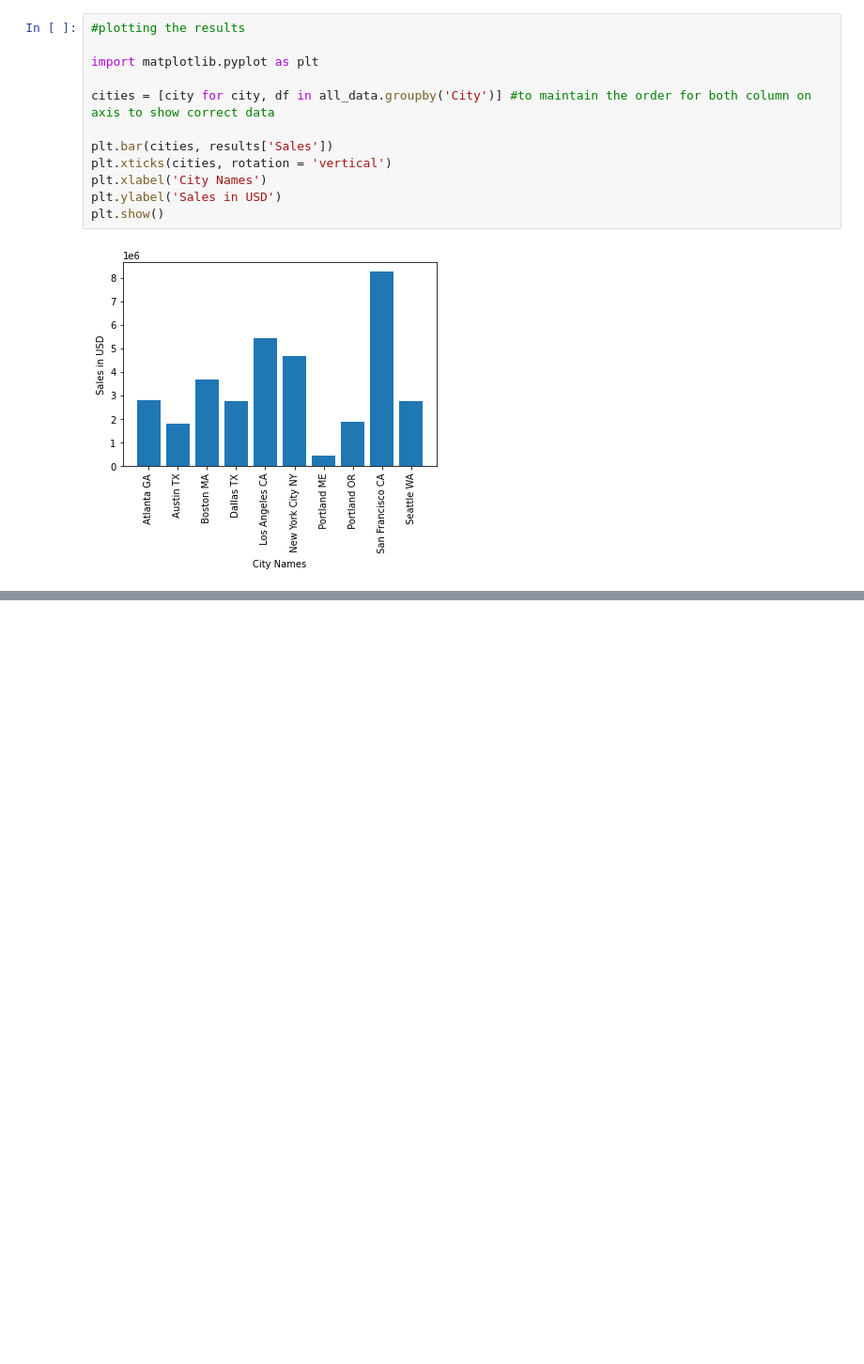
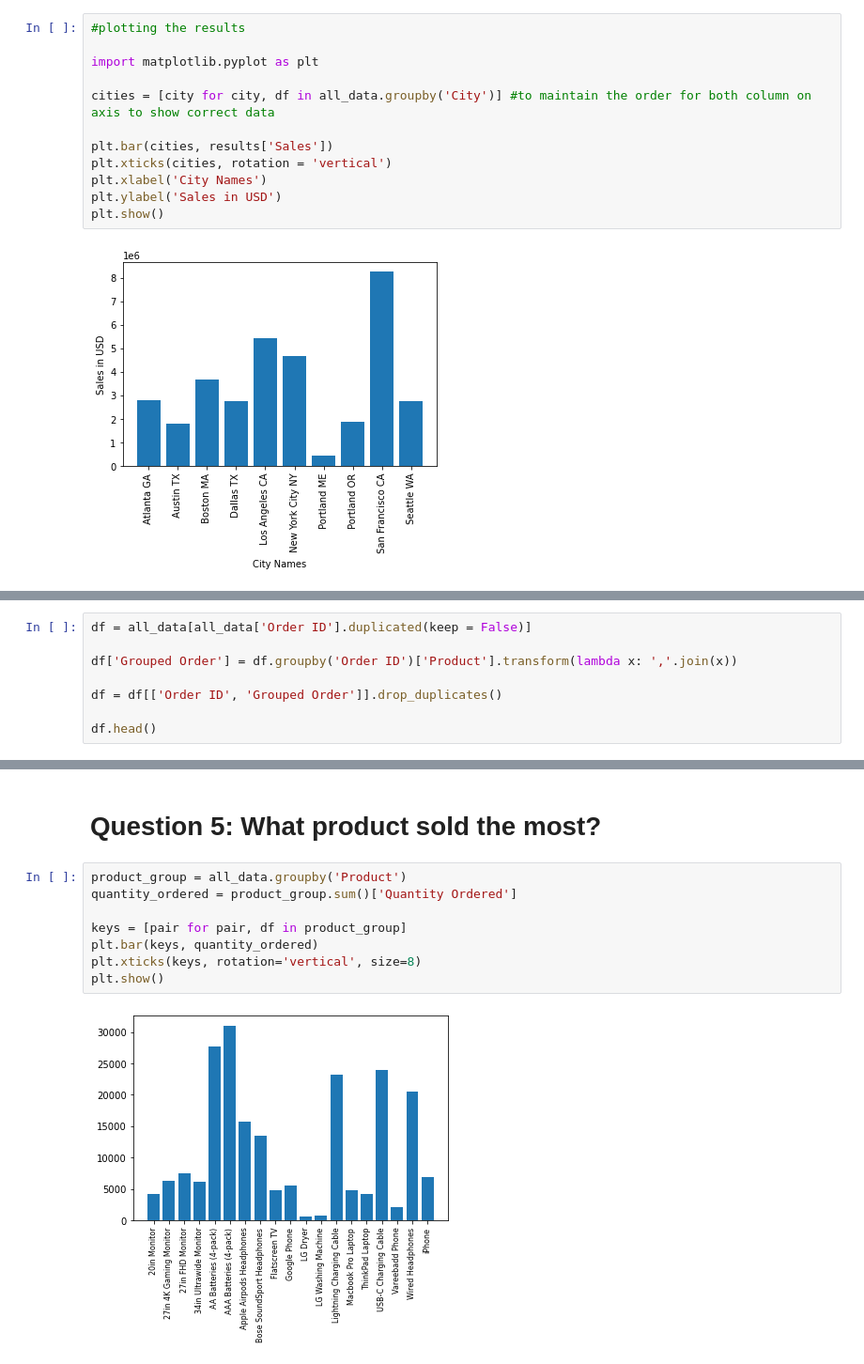
Before and after one commit to barwesharayu/Pandas-Tasks, a Jupyter notebook: Sales_Analysis.ipynb, the cells around one changed output, grey strips where cells are left out. Shown: that part at 94% size. Saved outputs shown, nothing was run; the diff lists cells and outputs as text; blank space fills up the shorter version.

Commit message:
Add files via upload
Two new questions answered

```diff
--- a/Sales_Analysis.ipynb
+++ b/Sales_Analysis.ipynb
@@ -150,0 +181,8 @@ plt.show()
+# %%
+df = all_data[all_data['Order ID'].duplicated(keep = False)]
+
+df['Grouped Order'] = df.groupby('Order ID')['Product'].transform(lambda x: ','.join(x))
+
+df = df[['Order ID', 'Grouped Order']].drop_duplicates()
+
+df.head()
@@ -150,0 +224,12 @@ plt.show()
+# %% [markdown]
+# Question 5: What product sold the most?
+# %%
+product_group = all_data.groupby('Product')
+quantity_ordered = product_group.sum()['Quantity Ordered']
+
+keys = [pair for pair, df in product_group]
+plt.bar(keys, quantity_ordered)
+plt.xticks(keys, rotation='vertical', size=8)
+plt.show()
+# %% [output]
+[figure, added]
```
Also changed, not shown: parts of 7 cells of this notebook.
